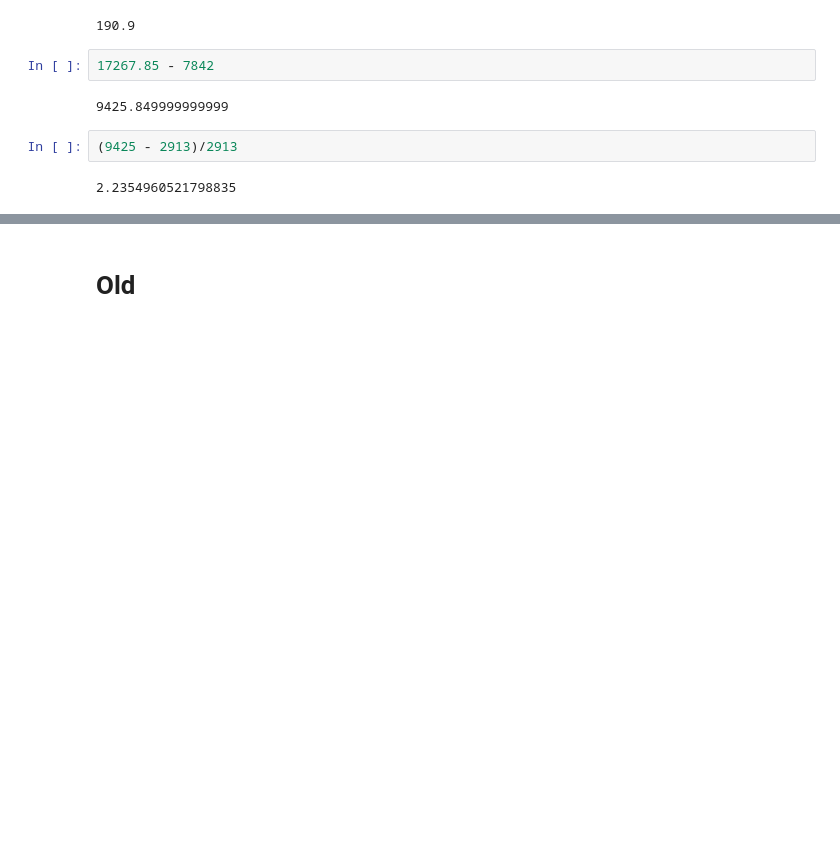
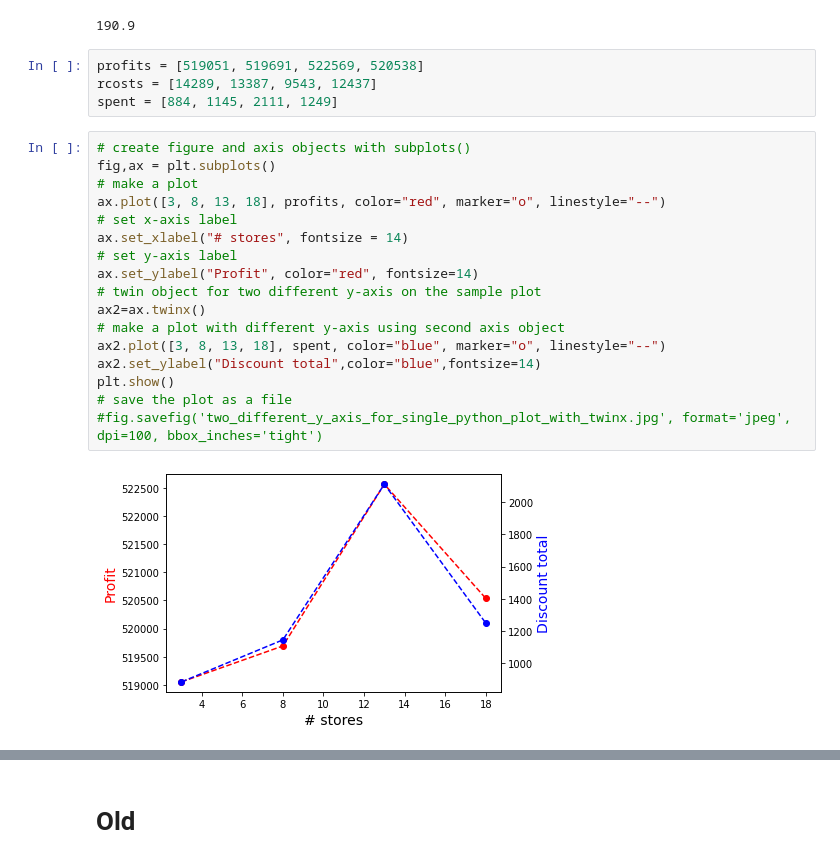
Before and after one commit to riabova/bilevel_pricing, a Jupyter notebook: code/python/plots.ipynb, the cells around one changed output, grey strips where cells are left out. Drawn from its saved outputs; the diff is of its cells as text; blank space fills up the shorter version.

```diff
--- a/code/python/plots.ipynb
+++ b/code/python/plots.ipynb
@@ -19,11 +19,26 @@ r3 = np.array([474, 261, 321, 576, 357, 286, 314, 335, 243, 283])
 np.mean(r2 - r3)
 # %% [output]
 190.9
-# %%
-17267.85 - 7842
-# %% [output]
-9425.849999999999
-# %%
-(9425 - 2913)/2913
-# %% [output]
-2.2354960521798835
+# %%
+profits = [519051, 519691, 522569, 520538]
+rcosts = [14289, 13387, 9543, 12437]
+spent = [884, 1145, 2111, 1249]
+# %%
+# create figure and axis objects with subplots()
+fig,ax = plt.subplots()
+# make a plot
+ax.plot([3, 8, 13, 18], profits, color="red", marker="o", linestyle="--")
+# set x-axis label
+ax.set_xlabel("# stores", fontsize = 14)
+# set y-axis label
+ax.set_ylabel("Profit", color="red", fontsize=14)
+# twin object for two different y-axis on the sample plot
+ax2=ax.twinx()
+# make a plot with different y-axis using second axis object
+ax2.plot([3, 8, 13, 18], spent, color="blue", marker="o", linestyle="--")
+ax2.set_ylabel("Discount total",color="blue",fontsize=14)
+plt.show()
+# save the plot as a file
+#fig.savefig('two_different_y_axis_for_single_python_plot_with_twinx.jpg', format='jpeg', dpi=100, bbox_inches='tight')
+# %% [output]
+[figure, added]
```
Also changed, not shown: parts of 1 cell of this notebook, 13 other files.
